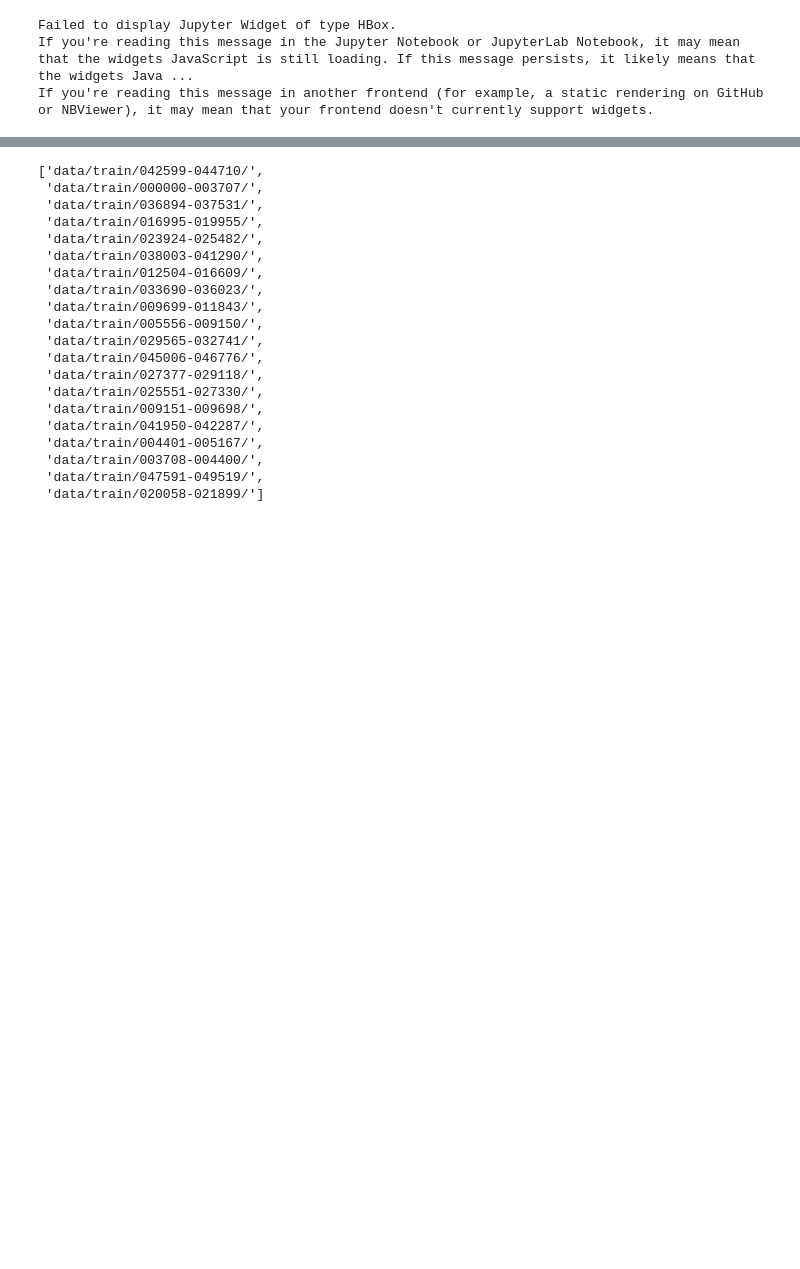
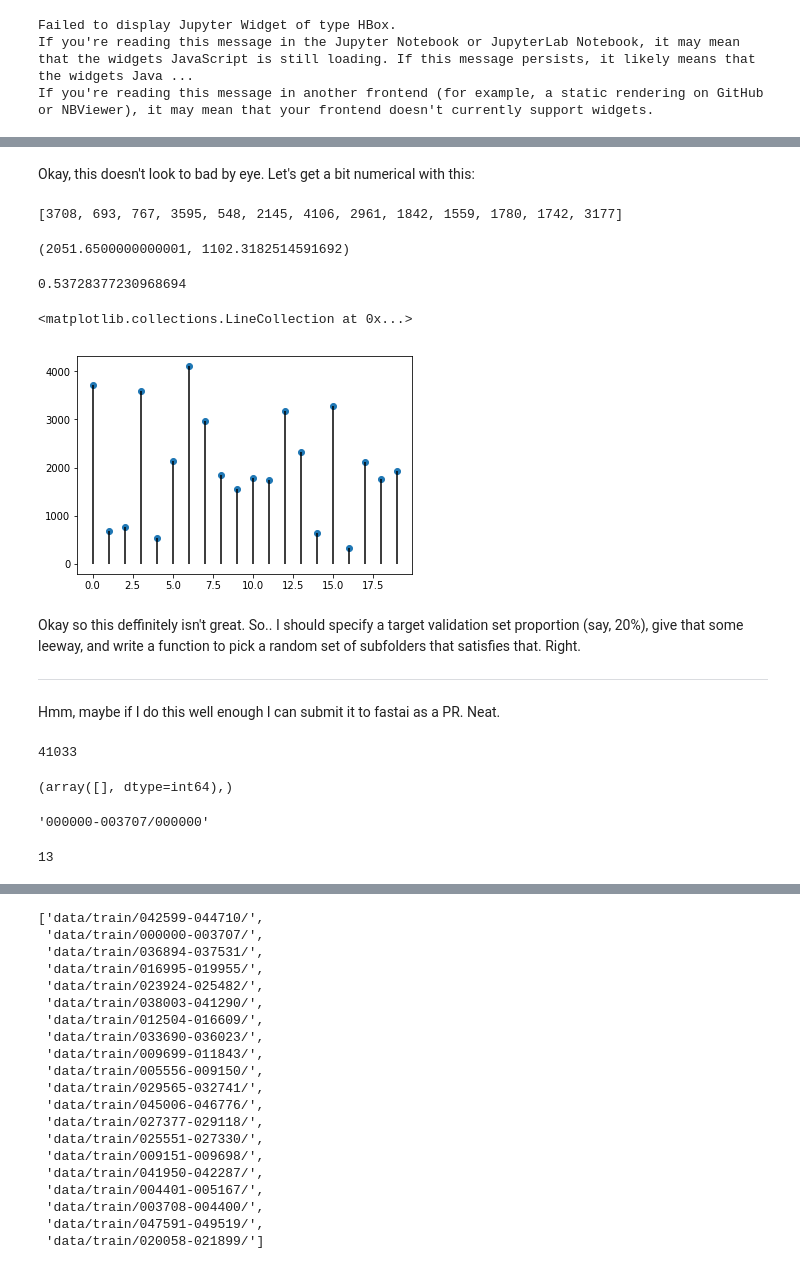
Before and after one commit to WNoxchi/Aersu, a Jupyter notebook: GLOC/Initial-Model-RN34.ipynb, the cells around one changed output, grey strips where cells are left out. Cells and saved outputs as stored; diff of their text form; code cells hidden in the pictures; blank space fills up the shorter version.

Commit message:
created subfolder-validx-loader, wrapped up GLOC v0.1

```diff
--- a/GLOC/Initial-Model-RN34.ipynb
+++ b/GLOC/Initial-Model-RN34.ipynb
@@ -398,0 +436,2 @@ If you're reading this message in another frontend (for example, a static render
+# %%
+labels = df[df.columns[0]].as_matrix(); labels
@@ -398,0 +468,5 @@ If you're reading this message in another frontend (for example, a static render
+# %%
+subfolders = np.unique([λ.split('/')[0] for λ in labels])
+# %%
+for folder in subfolders:
+    print(f'{folder}: {len(os.listdir(PATH+"train/"+folder))}')
@@ -398,0 +494,45 @@ If you're reading this message in another frontend (for example, a static render
+# %% [markdown]
+Okay, this doesn't look to bad by eye. Let's get a bit numerical with this:
+# %%
+counts = [len(os.listdir(PATH+"train/"+folder)) for folder in subfolders]; counts[:13]
+# %% [output]
+[3708, 693, 767, 3595, 548, 2145, 4106, 2961, 1842, 1559, 1780, 1742, 3177]
+# %%
+np.mean(counts), np.std(counts)
+# %% [output]
+(2051.6500000000001, 1102.3182514591692)
+# %%
+# normalized standard deviation
+np.std(counts)/np.mean(counts)
+# %% [output]
+0.53728377230968694
+# %%
+# plt.bar([i for i in range(len(counts))], counts)
+# plt.gca().set_ylim([0,])
+plt.scatter([i for i in range(len(counts))], counts)
+plt.vlines(np.arange(len(counts)), 0, counts)
+# %% [output]
+<matplotlib.collections.LineCollection at 0x...>
+[figure, added]
+# %% [markdown]
+Okay so this deffinitely isn't great. So.. I should specify a target validation set proportion (say, 20%), give that some leeway, and write a function to pick a random set of subfolders that satisfies that. Right.
+
+---
+
+Hmm, maybe if I do this well enough I can submit it to fastai as a PR. Neat.
+# %%
+len(labels)
+# %% [output]
+41033
+# %%
+np.where(labels[:len(subfolders[0])] == subfolders[0])
+# %% [output]
+(array([], dtype=int64),)
+# %%
+labels[0]
+# %% [output]
+'000000-003707/000000'
+# %%
+len(subfolders[0])
+# %% [output]
+13
```
Also changed, not shown: parts of 97 cells of this notebook, 1 other file.
